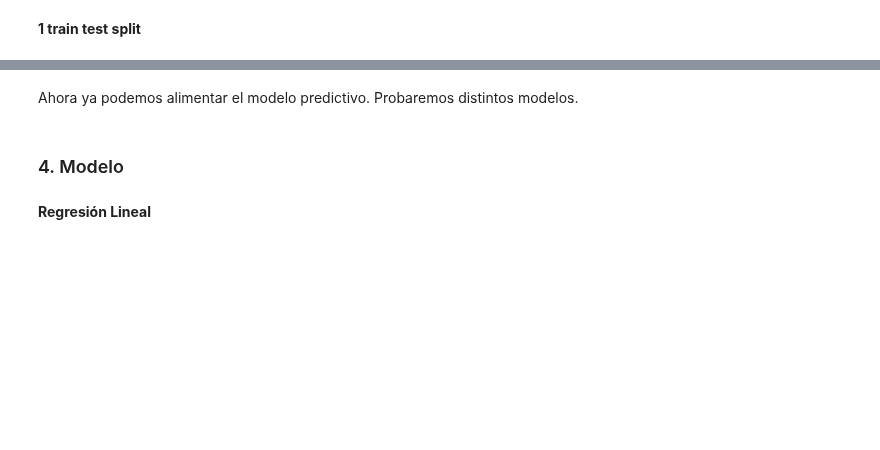
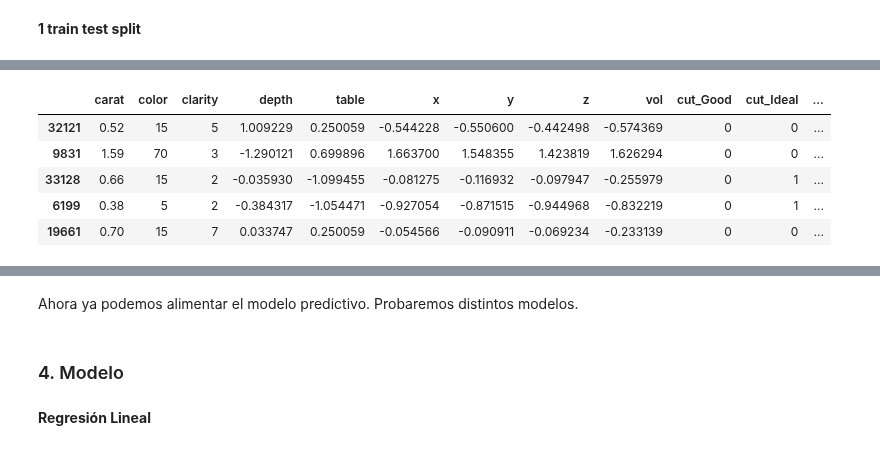
Before and after one commit to Ironhack-Data-Madrid-Julio-2023/apuntes_clase, a Jupyter notebook: semana_7/1.1 - Intro Machine Learning - Aprendizaje Supervisado - Regresion.ipynb, the cells around one changed output, grey strips where cells are left out. Saved outputs shown, nothing was run; the diff lists cells and outputs as text; code cells hidden in the pictures; blank space fills up the shorter version.

```diff
--- a/semana_7/1.1 - Intro Machine Learning - Aprendizaje Supervisado - Regresion.ipynb
+++ b/semana_7/1.1 - Intro Machine Learning - Aprendizaje Supervisado - Regresion.ipynb
@@ -300,0 +361,7 @@ Antes de transformar definitivamente nada, vamos a separar los datos en X e y. y
+# %%
+X_train[['depth', 'table', 'x', 'y', 'z', 'vol']] = scaler.fit_transform(X_train[['depth', 'table', 'x', 'y', 'z', 'vol']])
+
+X_test[['depth', 'table', 'x', 'y', 'z', 'vol']] = scaler.transform(X_test[['depth', 'table', 'x', 'y', 'z', 'vol']])
+
+
+X_train.head()
@@ -300,0 +387,15 @@ Antes de transformar definitivamente nada, vamos a separar los datos en X e y. y
+# %%
+X_train = pd.get_dummies(X_train, columns=['cut'], drop_first=True)
+
+X_test = pd.get_dummies(X_test, columns=['cut'], drop_first=True)
+# %%
+# label encoder , ordinal encoder
+
+from sklearn.preprocessing import LabelEncoder, OrdinalEncoder
+
+
+label = LabelEncoder()
+
+X_train.clarity = label.fit_transform(X_train.clarity)
+
+X_test.clarity = label.transform(X_test.clarity)
@@ -300,0 +414,20 @@ Antes de transformar definitivamente nada, vamos a separar los datos en X e y. y
+# %%
+# label encoder custom
+# aqui entra el conocimiento experto
+
+color = {'J': 1 , 'I': 2, 'H': 5, 'G': 15, 'F': 35, 'E': 50, 'D': 70}
+
+
+X_train.color = X_train.color.apply(lambda x: color[x])
+
+
+X_test.color = X_test.color.apply(lambda x: color[x])
+# %%
+X_train.head()
+# %% [output]
+|  | carat | color | clarity | depth | table | x | y | z | vol | cut_Good | cut_Ideal | ... |
+| 32121 | 0.52 | 15 | 5 | 1.009229 | 0.250059 | -0.544228 | -0.550600 | -0.442498 | -0.574369 | 0 | 0 | ... |
+| 9831 | 1.59 | 70 | 3 | -1.290121 | 0.699896 | 1.663700 | 1.548355 | 1.423819 | 1.626294 | 0 | 0 | ... |
+| 33128 | 0.66 | 15 | 2 | -0.035930 | -1.099455 | -0.081275 | -0.116932 | -0.097947 | -0.255979 | 0 | 1 | ... |
+| 6199 | 0.38 | 5 | 2 | -0.384317 | -1.054471 | -0.927054 | -0.871515 | -0.944968 | -0.832219 | 0 | 1 | ... |
+| 19661 | 0.70 | 15 | 7 | 0.033747 | 0.250059 | -0.054566 | -0.090911 | -0.069234 | -0.233139 | 0 | 0 | ... |
```
Also changed, not shown: parts of 70 cells of this notebook.
